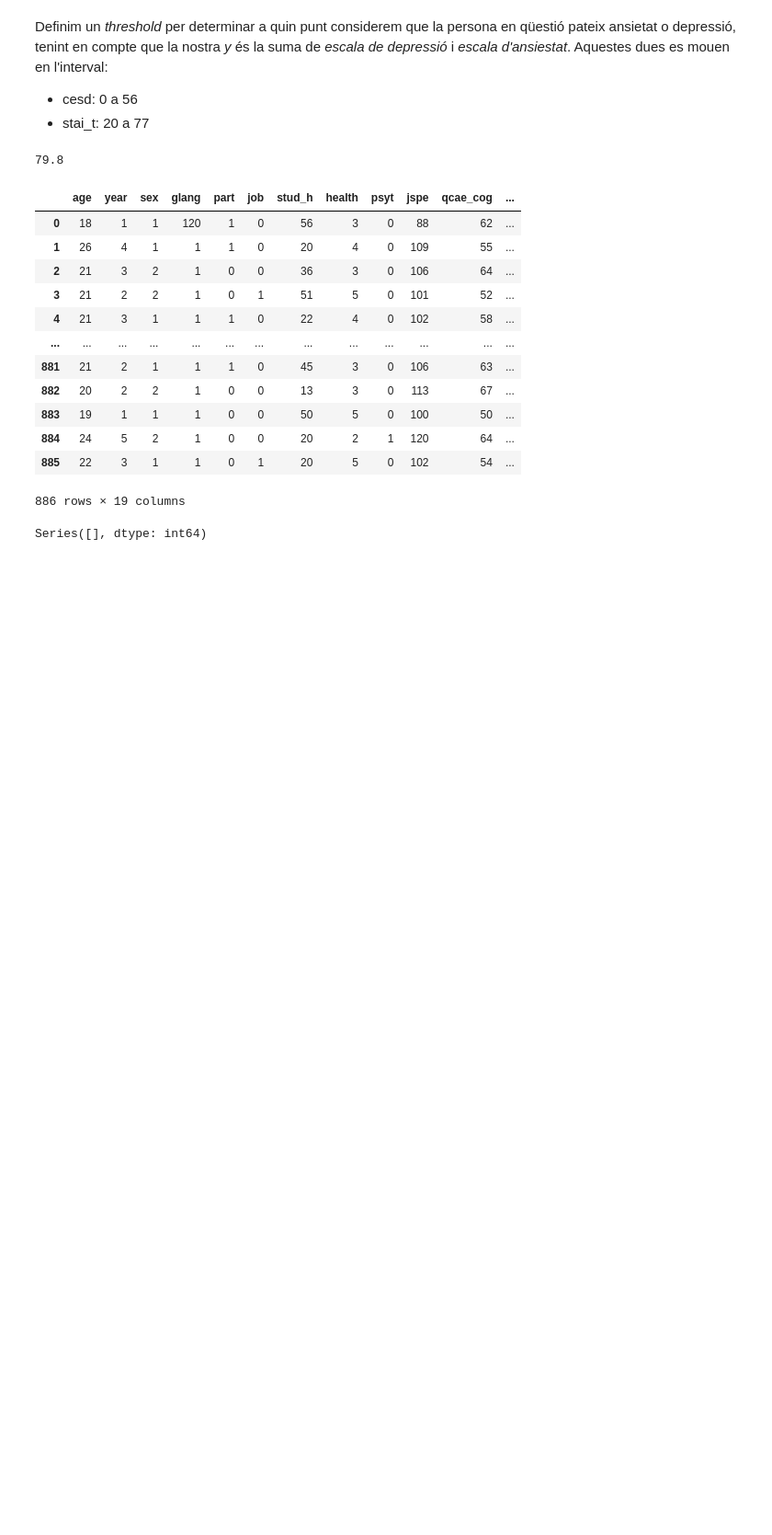
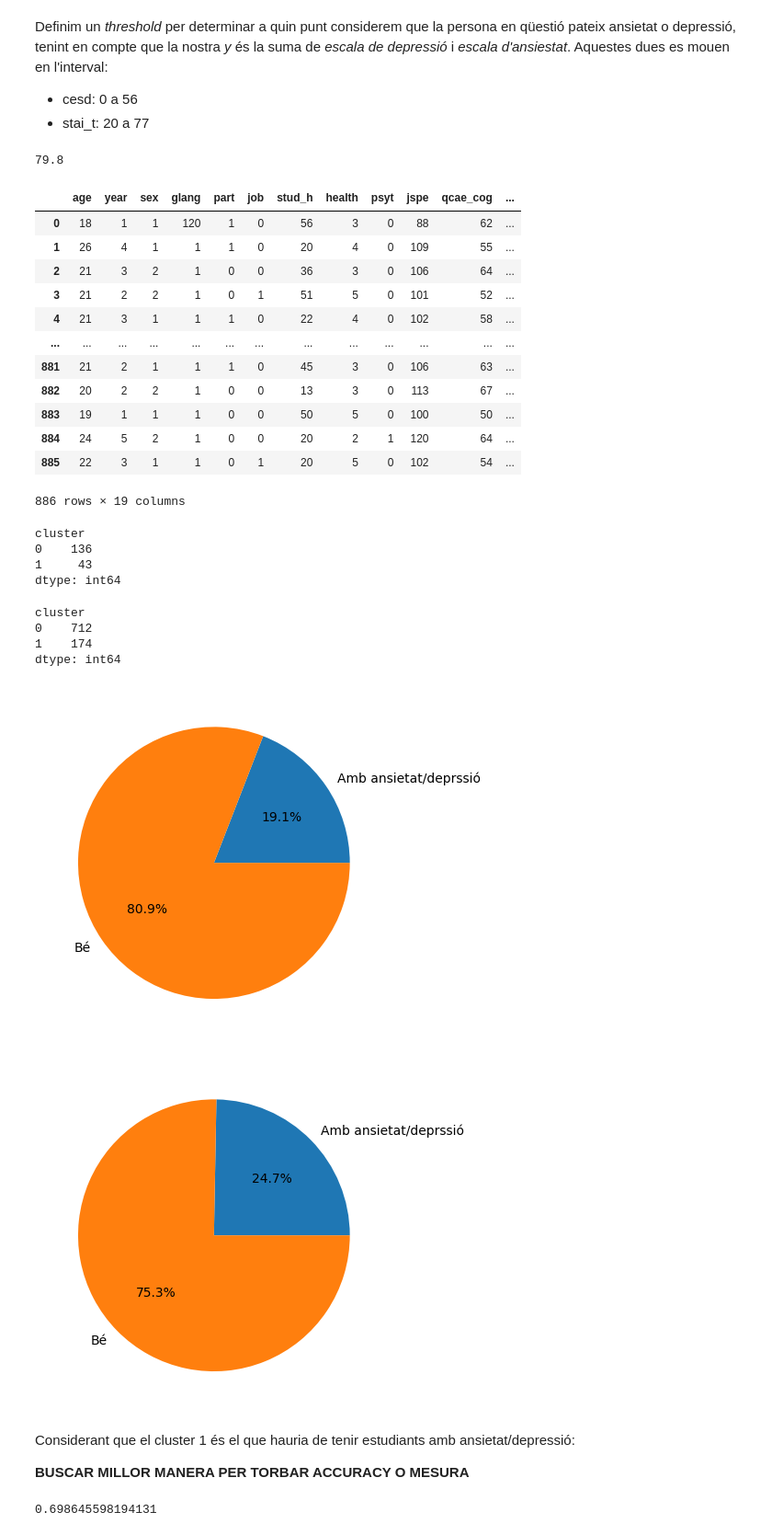
Before and after one commit to DCC-UAB/ACproject-07, a Jupyter notebook: codi/gaussianMixture.ipynb, the cells around one changed output. Shown at 92% size. Cells and saved outputs as stored; diff of their text form; code cells hidden in the pictures; blank space fills up the shorter version.

```diff
--- a/codi/gaussianMixture.ipynb
+++ b/codi/gaussianMixture.ipynb
@@ -8,7 +8,7 @@ import pandas as pd
 df = pd.read_csv("datasets/Data Carrard.csv")
 df = df.drop('id', axis = 1)
 # %%
-df['target'] = df[['stai_t', 'cesd']].max(axis=1)
+df['target'] = df['stai_t'] + df['cesd']
 df = df.drop(['stai_t', 'cesd'], axis=1)
 # %%
 X = df.drop('target', axis=1)
@@ -150,4 +142,44 @@ count_by_cluster = df_target_gt_threshold.groupby('cluster').size()
 # Mostrem el resultat
 print(count_by_cluster)
 # %% [output]
-Series([], dtype: int64)
+cluster
+0    136
+1     43
+dtype: int64
+# %%
+total_cluster = cluster_grouped.size()
+total_cluster
+# %% [output]
+cluster
+0    712
+1    174
+dtype: int64
+# %%
+labels = 'Amb ansietat/deprssió', 'Bé'
+dades = []
+for c in range(n_grups):
+    resta = total_cluster[c] - count_by_cluster[c]
+    dades.append([count_by_cluster[c], resta])
+
+for d in dades:
+    fig, ax = plt.subplots()
+    ax.pie(d, labels=labels, autopct='%1.1f%%')
+    plt.show()
+# %% [output]
+[figure, added]
+[figure, added]
+# %% [markdown]
+Considerant que el cluster 1 és el que hauria de tenir estudiants amb ansietat/depressió:
+
+**BUSCAR MILLOR MANERA PER TORBAR ACCURACY O MESURA**
+# %%
+# tenint en compte que TP són els estudiants amb ansietat/depressió classificats correctament
+TP = 43
+TN = 712 - 136
+FP = 136
+FN = 174 - 43
+
+acc = (TP + TN)/(sum(total_cluster))
+print(acc)
+# %% [output]
+0.698645598194131
```
Also changed, not shown: parts of 5 cells of this notebook.
